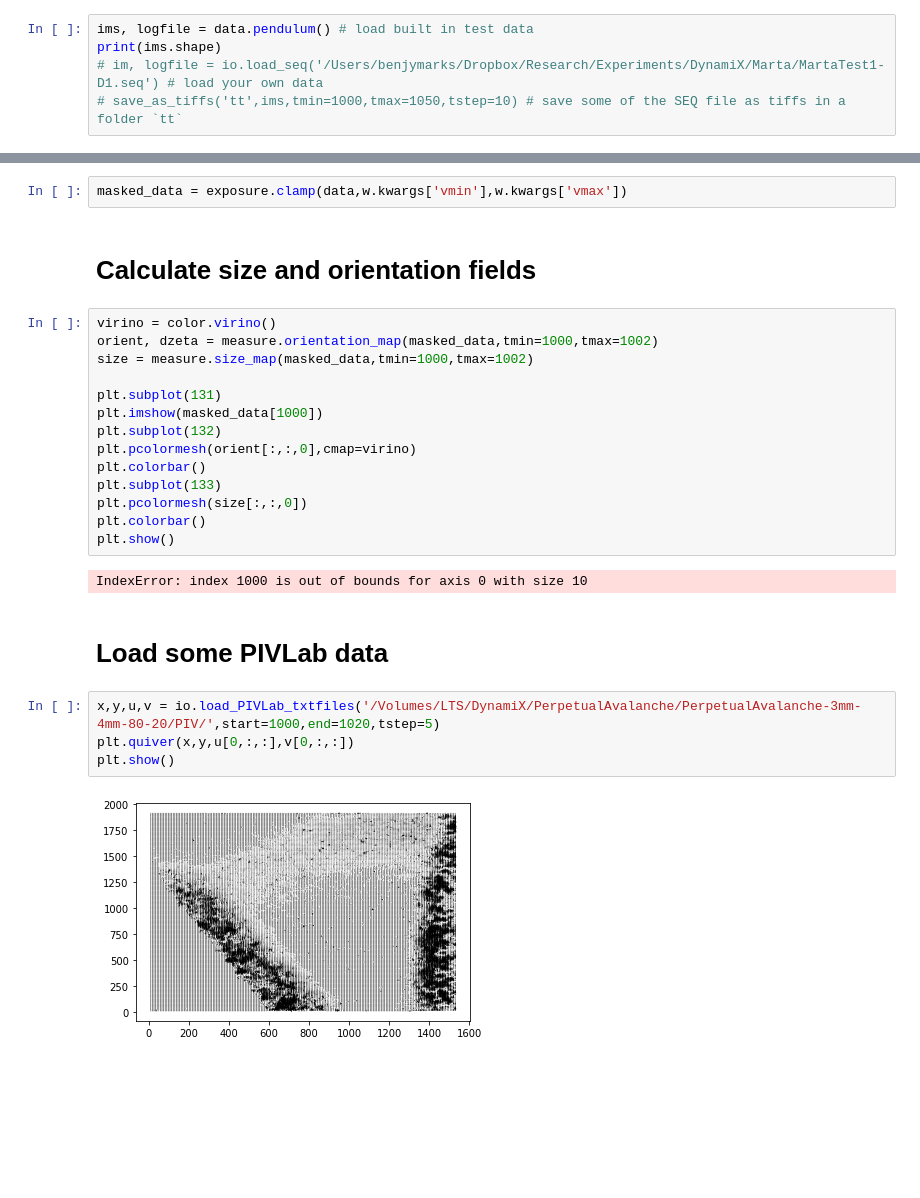
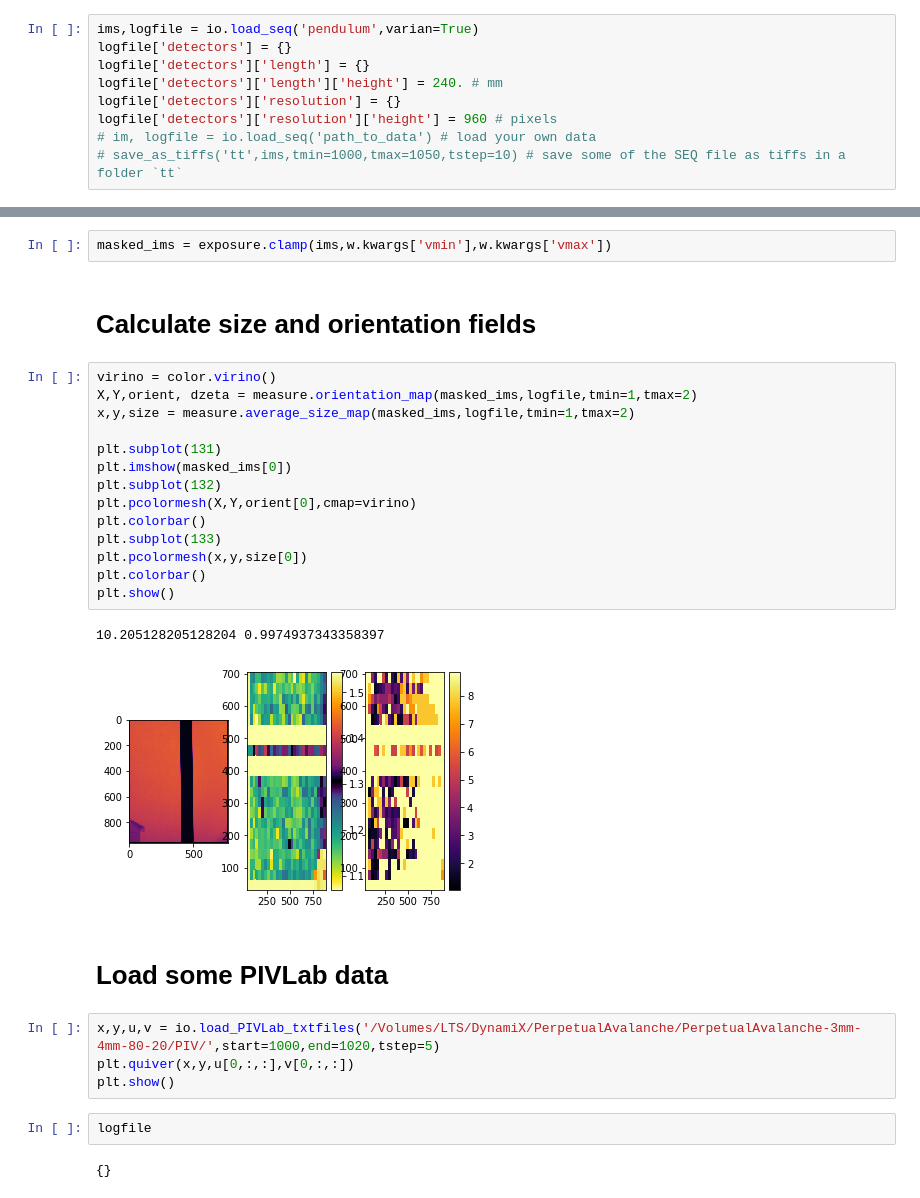
Before and after one commit to scigem/PynamiX, a Jupyter notebook: PynamiX Examples.ipynb, the cells around one changed output, grey strips where cells are left out. Saved outputs shown, nothing was run; the diff lists cells and outputs as text; blank space fills up the shorter version.

```diff
--- a/PynamiX Examples.ipynb
+++ b/PynamiX Examples.ipynb
@@ -7,7 +6,11 @@ from pynamix import io, data, measure, color, plotting, exposure
 # %% [markdown]
 # Load example data
 # %%
-ims, logfile = data.pendulum() # load built in test data
-print(ims.shape)
-# im, logfile = io.load_seq('/Users/benjymarks/Dropbox/Research/Experiments/DynamiX/Marta/MartaTest1-D1.seq') # load your own data
+ims,logfile = io.load_seq('pendulum',varian=True)
+logfile['detectors'] = {}
+logfile['detectors']['length'] = {}
+logfile['detectors']['length']['height'] = 240. # mm
+logfile['detectors']['resolution'] = {}
+logfile['detectors']['resolution']['height'] = 960 # pixels
+# im, logfile = io.load_seq('path_to_data') # load your own data
 # save_as_tiffs('tt',ims,tmin=1000,tmax=1050,tstep=10) # save some of the SEQ file as tiffs in a folder `tt`
@@ -27,30 +24,33 @@ interactive(children=(IntSlider(value=0, description='frame', max=7373823), IntS
 # %% [markdown]
 # Apply threshold
 # %%
-masked_data = exposure.clamp(data,w.kwargs['vmin'],w.kwargs['vmax'])
+masked_ims = exposure.clamp(ims,w.kwargs['vmin'],w.kwargs['vmax'])
 # %% [markdown]
 # Calculate size and orientation fields
 # %%
 virino = color.virino()
-orient, dzeta = measure.orientation_map(masked_data,tmin=1000,tmax=1002)
-size = measure.size_map(masked_data,tmin=1000,tmax=1002)
+X,Y,orient, dzeta = measure.orientation_map(masked_ims,logfile,tmin=1,tmax=2)
+x,y,size = measure.average_size_map(masked_ims,logfile,tmin=1,tmax=2)
 
 plt.subplot(131)
-plt.imshow(masked_data[1000])
+plt.imshow(masked_ims[0])
 plt.subplot(132)
-plt.pcolormesh(orient[:,:,0],cmap=virino)
+plt.pcolormesh(X,Y,orient[0],cmap=virino)
 plt.colorbar()
 plt.subplot(133)
-plt.pcolormesh(size[:,:,0])
+plt.pcolormesh(x,y,size[0])
 plt.colorbar()
 plt.show()
 # %% [output]
-IndexError: index 1000 is out of bounds for axis 0 with size 10
+10.205128205128204 0.9974937343358397
+[figure, added]
 # %% [markdown]
 # Load some PIVLab data
 # %%
 x,y,u,v = io.load_PIVLab_txtfiles('/Volumes/LTS/DynamiX/PerpetualAvalanche/PerpetualAvalanche-3mm-4mm-80-20/PIV/',start=1000,end=1020,tstep=5)
 plt.quiver(x,y,u[0,:,:],v[0,:,:])
 plt.show()
-# %% [output]
-[figure, removed]
+# %%
+logfile
+# %% [output]
+{}
```
Also changed, not shown: parts of 4 cells of this notebook, 2 other files.
